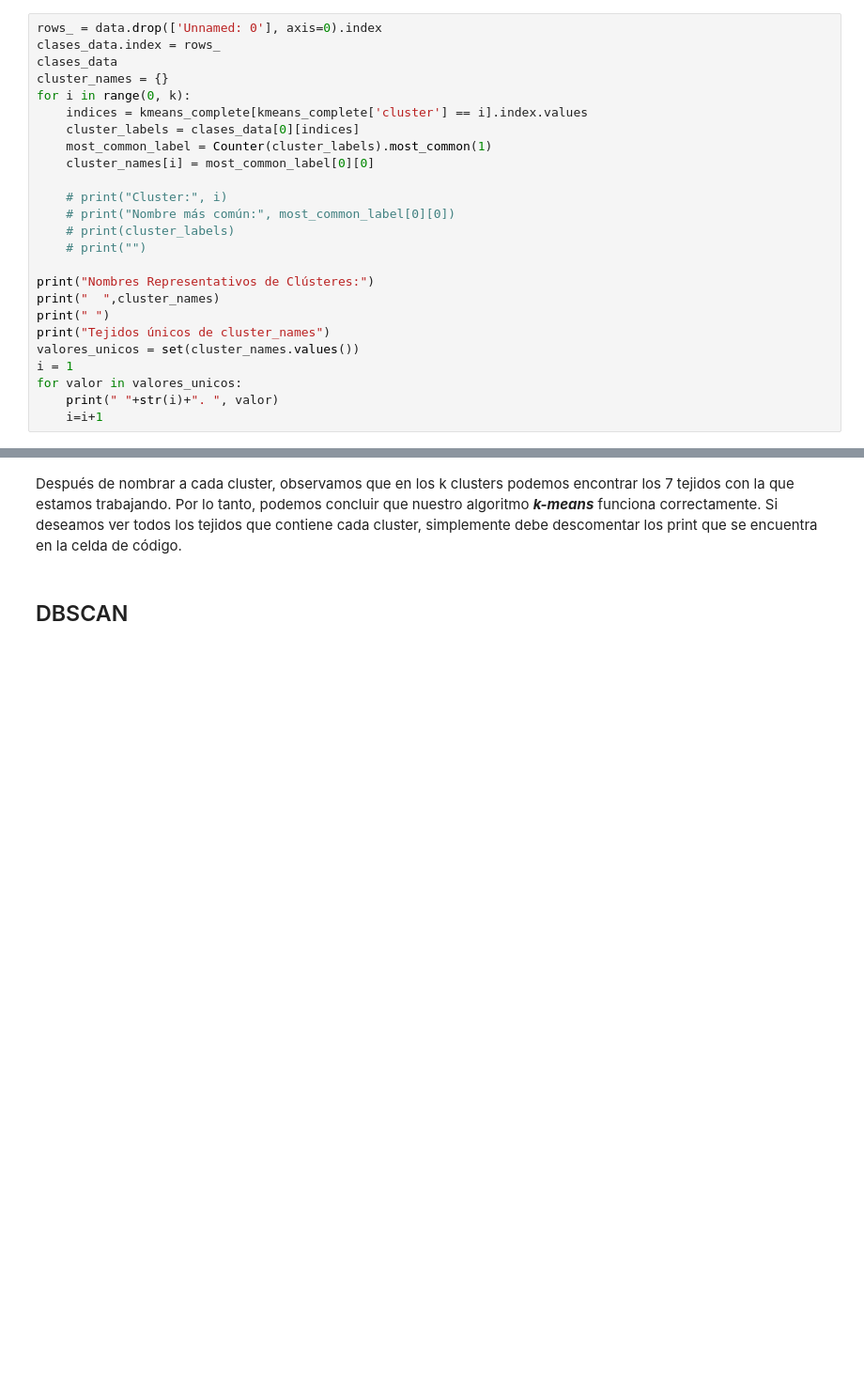
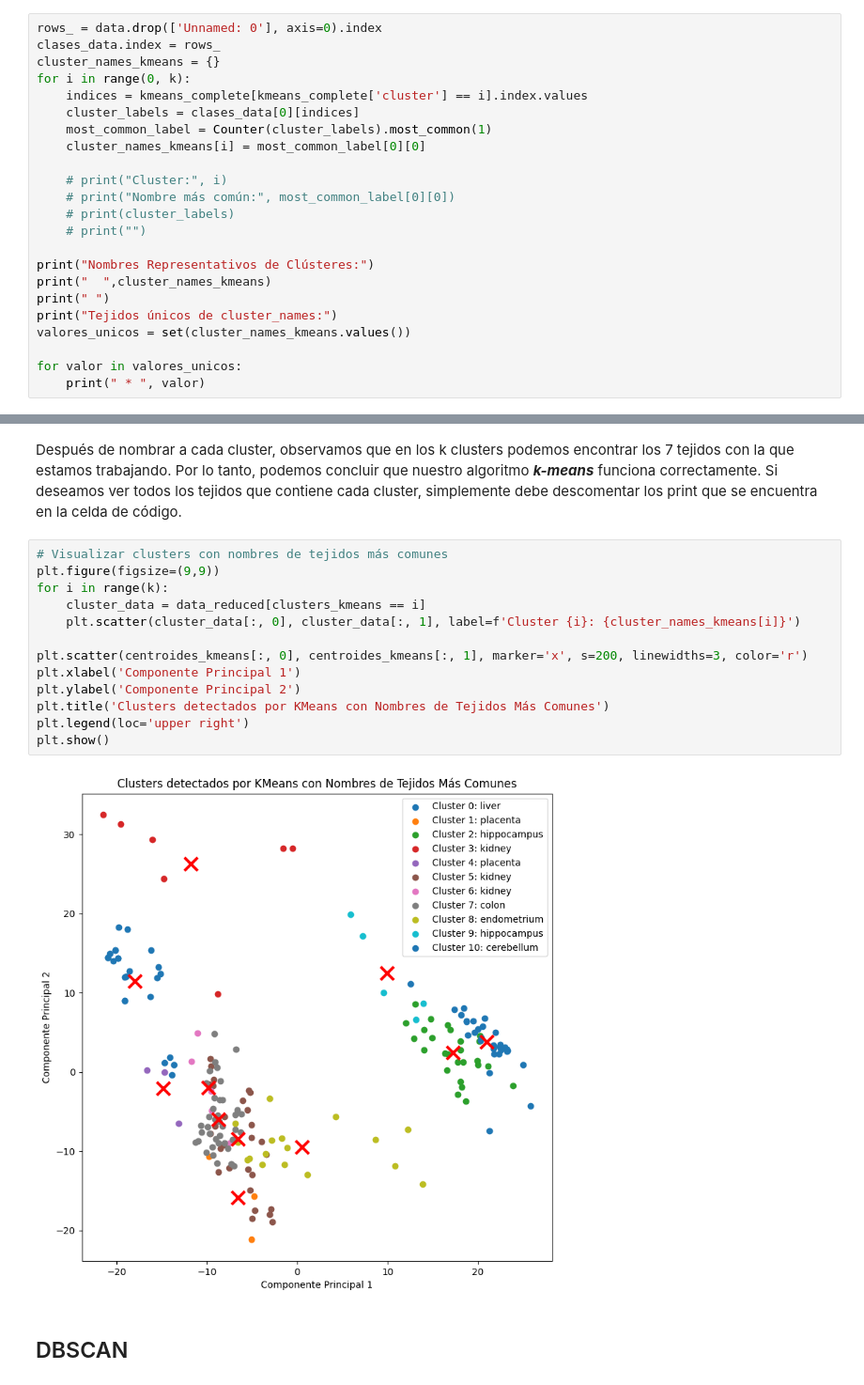
Before and after one commit to IsaacVera10/ML_Project2, a Jupyter notebook: main.ipynb, the cells around one changed output, grey strips where cells are left out. Shown at 94% size. Drawn from its saved outputs; the diff is of its cells as text; blank space fills up the shorter version.

```diff
--- a/main.ipynb
+++ b/main.ipynb
@@ -401,13 +402,12 @@ Para cumplir nuestro objetivo, primero, debemos indexar el nombre de las filas d
 # %%
 rows_ = data.drop(['Unnamed: 0'], axis=0).index
 clases_data.index = rows_
-clases_data
-cluster_names = {}
+cluster_names_kmeans = {}
 for i in range(0, k):
     indices = kmeans_complete[kmeans_complete['cluster'] == i].index.values
     cluster_labels = clases_data[0][indices]
     most_common_label = Counter(cluster_labels).most_common(1)
-    cluster_names[i] = most_common_label[0][0]
+    cluster_names_kmeans[i] = most_common_label[0][0]
 
     # print("Cluster:", i)
     # print("Nombre más común:", most_common_label[0][0])
@@ -415,14 +415,13 @@ for i in range(0, k):
     # print("")
 
 print("Nombres Representativos de Clústeres:")
-print("  ",cluster_names)
+print("  ",cluster_names_kmeans)
 print(" ")
-print("Tejidos únicos de cluster_names")
-valores_unicos = set(cluster_names.values())
-i = 1
+print("Tejidos únicos de cluster_names:")
+valores_unicos = set(cluster_names_kmeans.values())
+
 for valor in valores_unicos:
-    print(" "+str(i)+". ", valor)
-    i=i+1
+    print(" * ", valor)
 # %% [output]
 Nombres Representativos de Clústeres:
    {0: 'liver', 1: 'placenta', 2: 'hippocampus', 3: 'kidney', 4: 'placenta', 5: 'kidney', 6: 'kidney', 7: 'colon', 8: 'endometrium', 9: 'hippocampus', 10: 'cerebellum'}
@@ -438,5 +437,20 @@ Tejidos únicos de cluster_names
 # %% [markdown]
 Después de nombrar a cada cluster, observamos que en los k clusters podemos encontrar los 7 tejidos con la que estamos trabajando. Por lo tanto, podemos concluir que nuestro algoritmo ***k-means*** funciona correctamente. Si deseamos ver todos los tejidos que contiene cada cluster, simplemente debe descomentar los print que se encuentra en la celda de código.
+# %%
+# Visualizar clusters con nombres de tejidos más comunes
+plt.figure(figsize=(9,9))
+for i in range(k):
+    cluster_data = data_reduced[clusters_kmeans == i]
+    plt.scatter(cluster_data[:, 0], cluster_data[:, 1], label=f'Cluster {i}: {cluster_names_kmeans[i]}')
+
+plt.scatter(centroides_kmeans[:, 0], centroides_kmeans[:, 1], marker='x', s=200, linewidths=3, color='r')
+plt.xlabel('Componente Principal 1')
+plt.ylabel('Componente Principal 2')
+plt.title('Clusters detectados por KMeans con Nombres de Tejidos Más Comunes')
+plt.legend(loc='upper right')
+plt.show()
+# %% [output]
+[figure, added]
 # %% [markdown]
 ## DBSCAN
 # %% [markdown]
```
Also changed, not shown: parts of 30 cells of this notebook, 1 other file.
